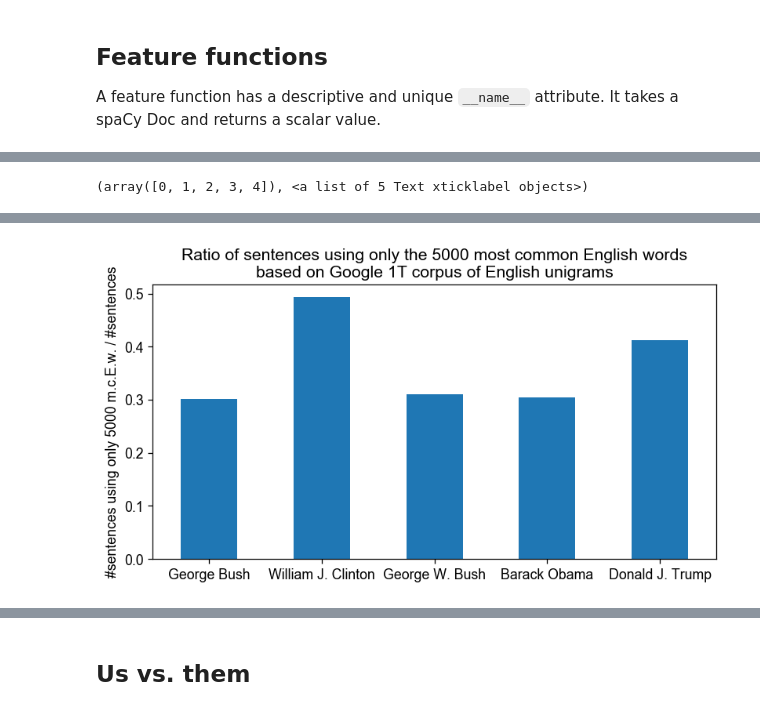
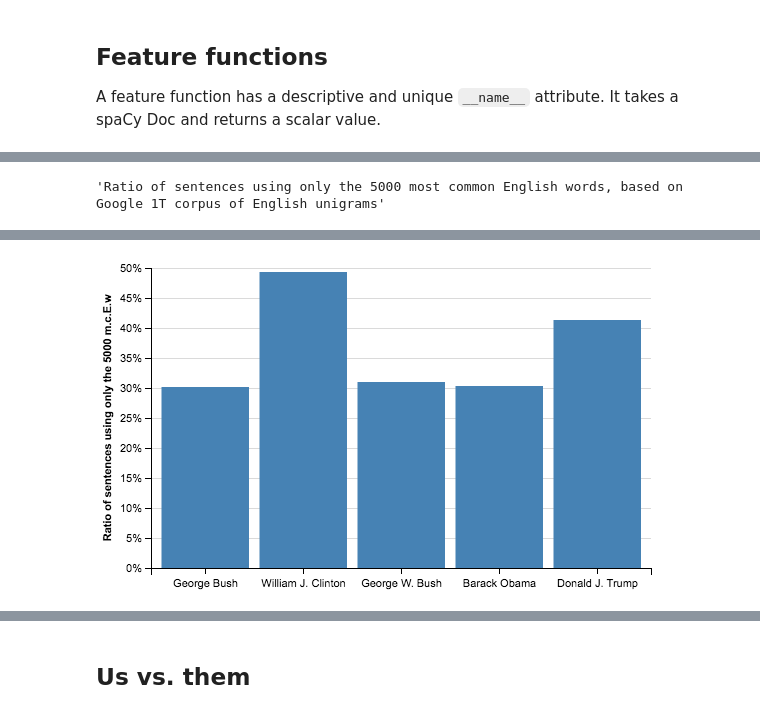
Before and after one commit to chbrown/presidents, a Jupyter notebook: notebooks/Inaugural-Shift.ipynb, the cells around one changed output, grey strips where cells are left out. Drawn from its saved outputs; the diff is of its cells as text; code cells hidden in the pictures.

Commit message:
Python3-ify and convert some plots to Vega(-Lite)

```diff
--- a/notebooks/Inaugural-Shift.ipynb
+++ b/notebooks/Inaugural-Shift.ipynb
@@ -770,12 +773,15 @@ def create_featurized_df(presidents, feature_functions):
 # %%
 # token/type features
+def n_documents(doc):
+    return doc.user_data['n_papers']
+
 def n_tokens(doc):
     return len(doc)
 
 def n_types(doc):
     return len(doc.count_by(spacy.attrs.LOWER))
 
-token_type_feature_functions = [n_tokens, n_types]
+token_type_feature_functions = [n_documents, n_tokens, n_types]
 # %%
 # part-of-speech features
 def n_words(doc):
@@ -803,9 +809,9 @@ def _uses_only_own_N_most_common_words_func(own_doc, N):
     '''
     Helper for the n_sents_using_only_own_* feature functions below.
     '''
-    own_N_most_common_words = set(dict(Counter(word_candidates(own_doc)).most_common(N)).keys())
+    own_N_most_common_words = set(dict(Counter(iter_substantive_words(own_doc)).most_common(N)).keys())
     def check(span):
-        span_words = set(word_candidates(span))
+        span_words = set(iter_substantive_words(span))
         return span_words.issubset(own_N_most_common_words)
     return check
 
@@ -851,5 +856,0 @@ Wall time: 2min 12s
-# %%
-df = df_syntactic_counts.pivot_table(values='value',
-                                     index=['president_id', 'president', 'n_documents'],
-                                     columns='feature').reset_index('president_id', drop=True).reset_index('n_documents')
-df
@@ -888,0 +897,7 @@ plt.xticks(rotation=0)
+# %%
+def plot_percentage_bars(df, series, ylabel):
+    df_with_series = df.join(series.rename('value'))
+    chart = alt.Chart(df_with_series.reset_index(), width=500, height=300)
+    return chart.mark_bar().encode(
+        x=X('president:N', sort=SortField('president_id', op='values'), title='', axis=Axis(labelAngle=0)),
+        y=Y('value', title=ylabel, axis=Axis(format='.0%')))
@@ -889,9 +913,7 @@ plt.xticks(rotation=0)
 # %%
-(df.n_sents_using_only_5000_mcew / df.n_sents).plot(kind='bar', figsize=(8, 4))
-plt.title('''Ratio of sentences using only the 5000 most common English words
-based on Google 1T corpus of English unigrams''')
-plt.ylabel('#sentences using only 5000 m.c.E.w. / #sentences')
-plt.xlabel('')
-plt.xticks(rotation=0)
+display('Ratio of sentences using only the 5000 most common English words, based on Google 1T corpus of English unigrams')
+plot_percentage_bars(df_syntactic_counts,
+                     df_syntactic_counts.n_sents_using_only_5000_mcew / df_syntactic_counts.n_sents,
+                     'Ratio of sentences using only the 5000 m.c.E.w')
 # %% [output]
-(array([0, 1, 2, 3, 4]), <a list of 5 Text xticklabel objects>)
+'Ratio of sentences using only the 5000 most common English words, based on Google 1T corpus of English unigrams'
@@ -898,2 +921,2 @@ plt.xticks(rotation=0)
-[figure, old version]
+[figure, new version]
 # %%
```
Also changed, not shown: parts of 61 cells of this notebook.
